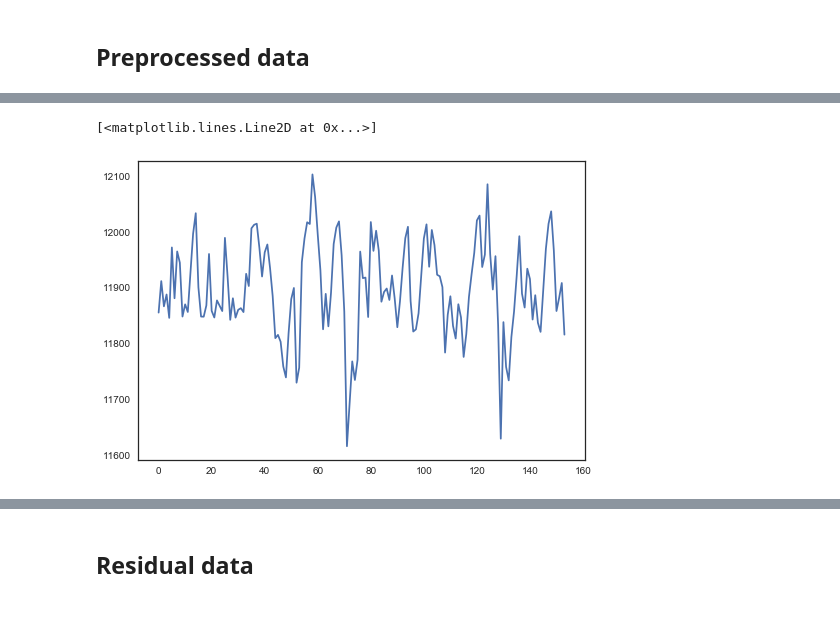
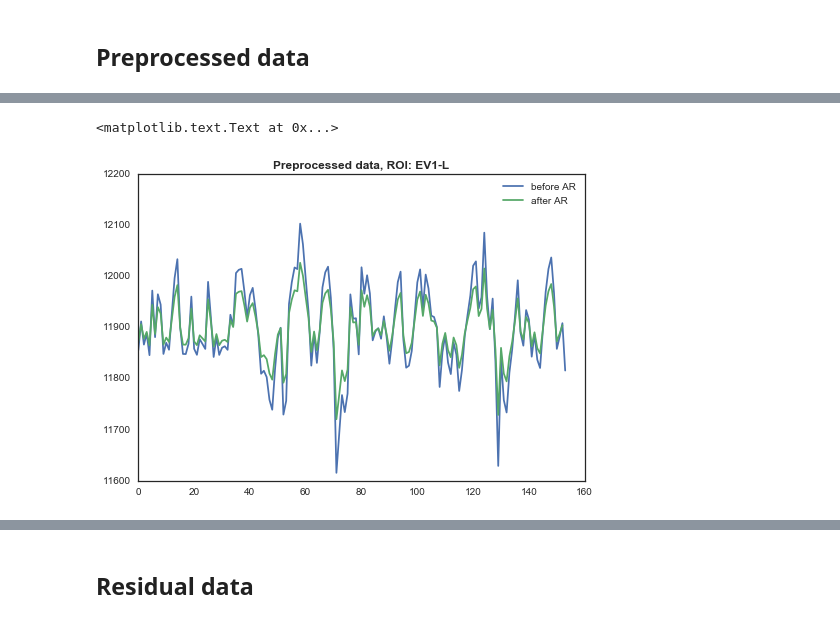
Before and after one commit to oliver-contier/famface-temporal-dynamics, a Jupyter notebook: notebooks/pycausal_analysis.ipynb, the cells around one changed output, grey strips where cells are left out. Saved outputs shown, nothing was run; the diff lists cells and outputs as text; code cells hidden in the pictures.

Commit message:
cleaned up notebook by removing redundant plots and sandbox code

```diff
--- a/notebooks/pycausal_analysis.ipynb
+++ b/notebooks/pycausal_analysis.ipynb
@@ -667,7 +559,10 @@ SVG(svg_str)
 sb.set_style('white')
 # %%
 # time series of EV1-L before AR
-plt.plot(dfs_withc_raw[0]['EV1-L'])
+plt.plot(dfs_withc_raw[0]['EV1-L'].values)
+plt.plot(dfs_withc_raw_ar[0]['EV1-L'].values)
+plt.legend(['before AR', 'after AR'])
+plt.title('Preprocessed data, ROI: EV1-L', fontweight='bold')
 # %% [output]
-[<matplotlib.lines.Line2D at 0x...>]
+<matplotlib.text.Text at 0x...>
-[figure, old version]
+[figure, new version]
```
Also changed, not shown: parts of 54 cells of this notebook.
